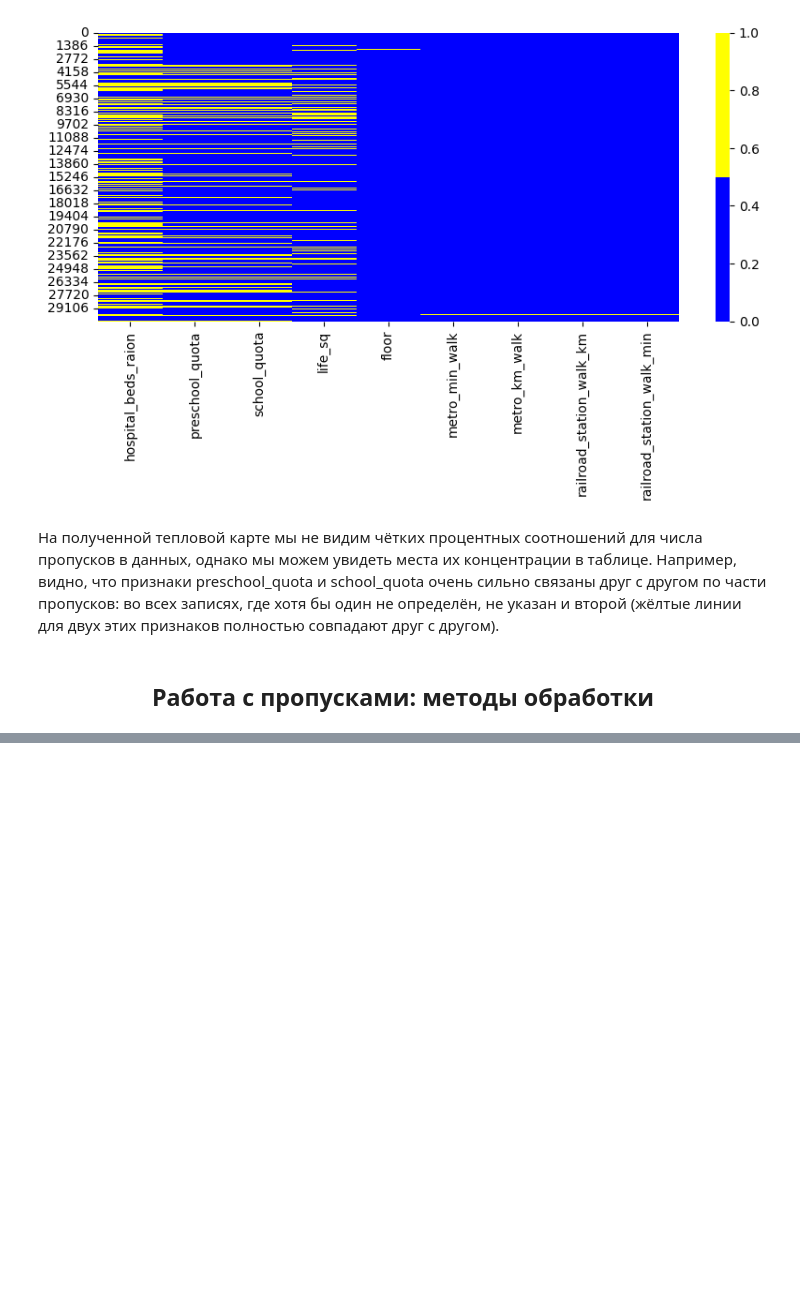
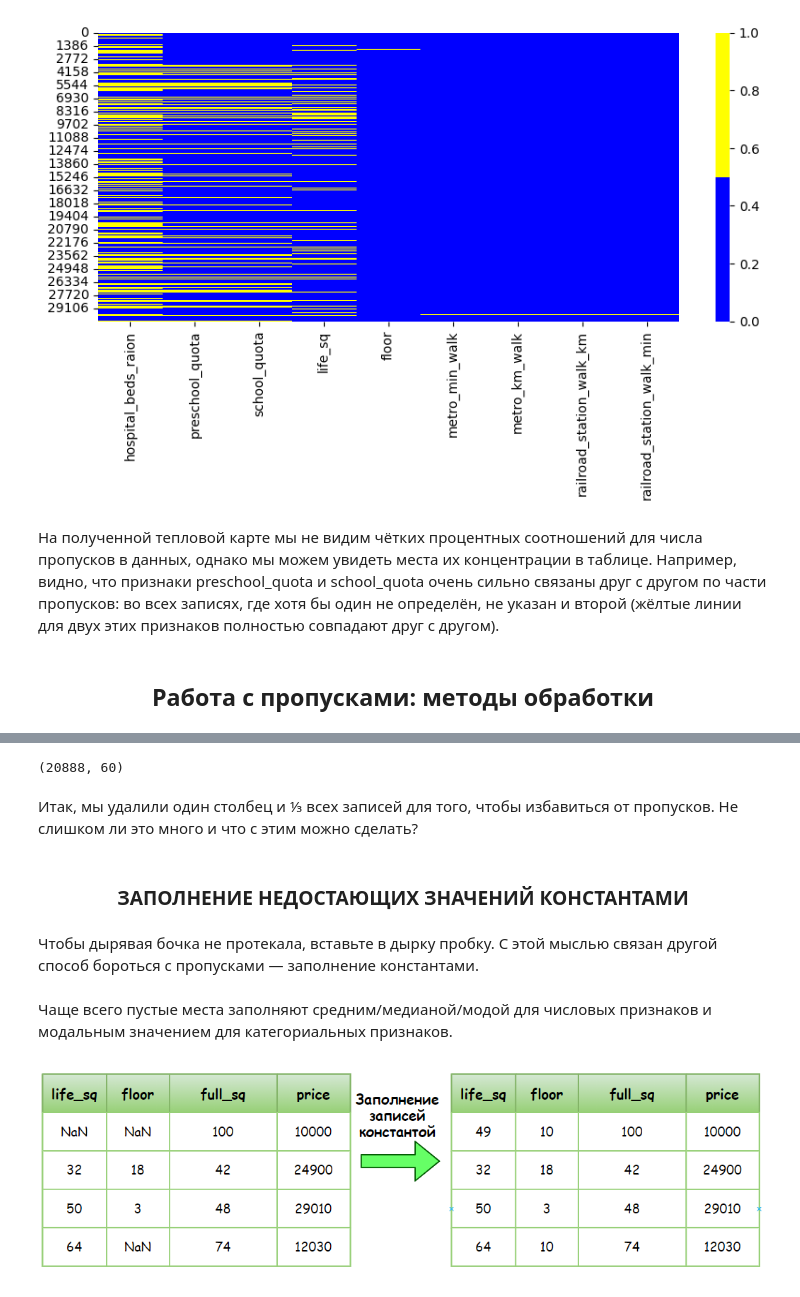
Before and after one commit to Dredox22/sf_data_science, a Jupyter notebook: SkillFactory/PY_14_Очистка_данных/sber.ipynb, the cells around one changed output, grey strips where cells are left out. Cells and saved outputs as stored; diff of their text form; code cells hidden in the pictures; blank space fills up the shorter version.

```diff
--- a/SkillFactory/PY_14_Очистка_данных/sber.ipynb
+++ b/SkillFactory/PY_14_Очистка_данных/sber.ipynb
@@ -288,0 +365,17 @@ ax = sns.heatmap(
+# %%
+print(drop_data.shape)
+# %% [output]
+(20888, 60)
+# %% [markdown]
+Итак, мы удалили один столбец и ⅓ всех записей для того, чтобы избавиться от пропусков. Не слишком ли это много и что с этим можно сделать?
+# %% [markdown]
+### <center>ЗАПОЛНЕНИЕ НЕДОСТАЮЩИХ ЗНАЧЕНИЙ КОНСТАНТАМИ
+# %% [markdown]
+Чтобы дырявая бочка не протекала, вставьте в дырку пробку. С этой мыслью связан другой способ бороться с пропусками — заполнение константами.
+# %% [markdown]
+Чаще всего пустые места заполняют средним/медианой/модой для числовых признаков и модальным значением для категориальных признаков.
+# %%
+from IPython.display import Image
+Image("data/dst-3-unit-1-mod-14-12.png")
+# %% [output]
+[figure, added]
```
Also changed, not shown: parts of 53 cells of this notebook, 4 other files.
